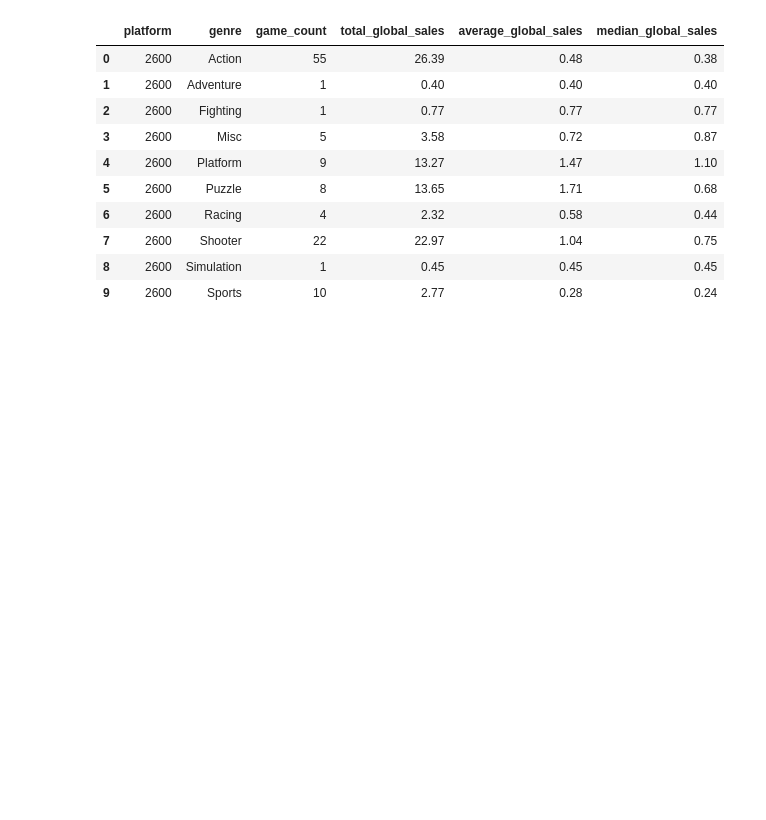
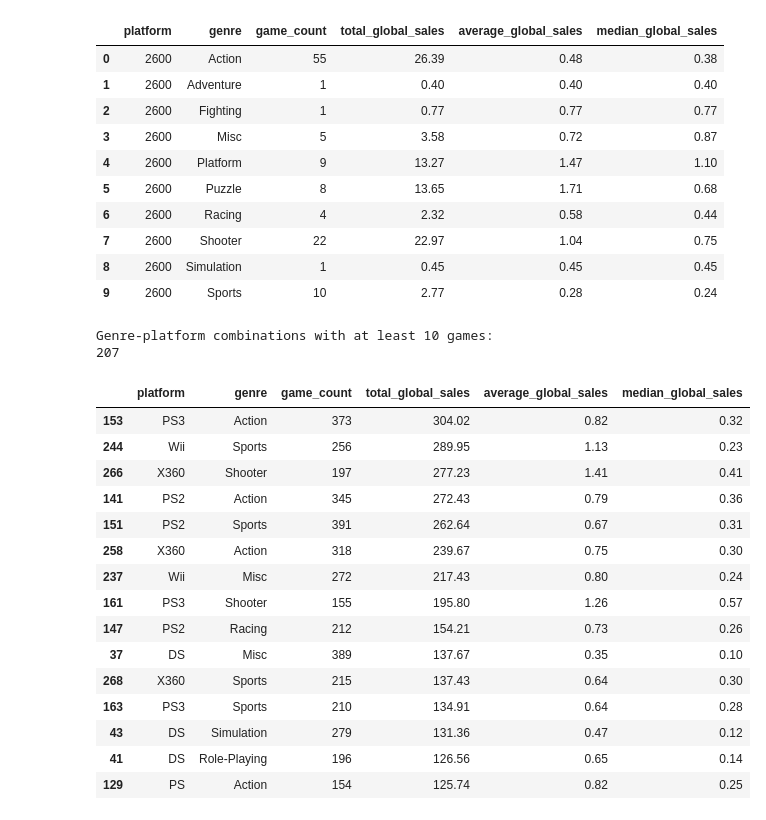
Before and after one commit to tylernsocial/data-analysis-on-the-videogame-industry, a Jupyter notebook: notebooks/research_questions_and_modeling/07_genre_performance_across_platforms.ipynb, the cells around one changed output. Cells and saved outputs as stored; diff of their text form; code cells hidden in the pictures; blank space fills up the shorter version.

```diff
--- a/notebooks/research_questions_and_modeling/07_genre_performance_across_platforms.ipynb
+++ b/notebooks/research_questions_and_modeling/07_genre_performance_across_platforms.ipynb
@@ -133,3 +133,41 @@ genre_platform_summary.head(10)
 | 7 | 2600 | Shooter | 22 | 22.97 | 1.04 | 0.75 |
 | 8 | 2600 | Simulation | 1 | 0.45 | 0.45 | 0.45 |
 | 9 | 2600 | Sports | 10 | 2.77 | 0.28 | 0.24 |
+# %%
+# Keep combinations with enough games for a more reliable comparison
+minimum_games = 10
+
+reliable_combinations = genre_platform_summary[
+    genre_platform_summary["game_count"] >= minimum_games
+].copy()
+
+print(f"Genre-platform combinations with at least {minimum_games} games:")
+print(reliable_combinations.shape[0])
+# %% [output]
+Genre-platform combinations with at least 10 games:
+207
+# %%
+top_total_sales = (
+    reliable_combinations
+    .sort_values("total_global_sales", ascending=False)
+    .head(15)
+)
+
+top_total_sales
+# %% [output]
+|  | platform | genre | game_count | total_global_sales | average_global_sales | median_global_sales |
+| 153 | PS3 | Action | 373 | 304.02 | 0.82 | 0.32 |
+| 244 | Wii | Sports | 256 | 289.95 | 1.13 | 0.23 |
+| 266 | X360 | Shooter | 197 | 277.23 | 1.41 | 0.41 |
+| 141 | PS2 | Action | 345 | 272.43 | 0.79 | 0.36 |
+| 151 | PS2 | Sports | 391 | 262.64 | 0.67 | 0.31 |
+| 258 | X360 | Action | 318 | 239.67 | 0.75 | 0.30 |
+| 237 | Wii | Misc | 272 | 217.43 | 0.80 | 0.24 |
+| 161 | PS3 | Shooter | 155 | 195.80 | 1.26 | 0.57 |
+| 147 | PS2 | Racing | 212 | 154.21 | 0.73 | 0.26 |
+| 37 | DS | Misc | 389 | 137.67 | 0.35 | 0.10 |
+| 268 | X360 | Sports | 215 | 137.43 | 0.64 | 0.30 |
+| 163 | PS3 | Sports | 210 | 134.91 | 0.64 | 0.28 |
+| 43 | DS | Simulation | 279 | 131.36 | 0.47 | 0.12 |
+| 41 | DS | Role-Playing | 196 | 126.56 | 0.65 | 0.14 |
+| 129 | PS | Action | 154 | 125.74 | 0.82 | 0.25 |
```
Also changed, not shown: parts of 4 cells of this notebook.
